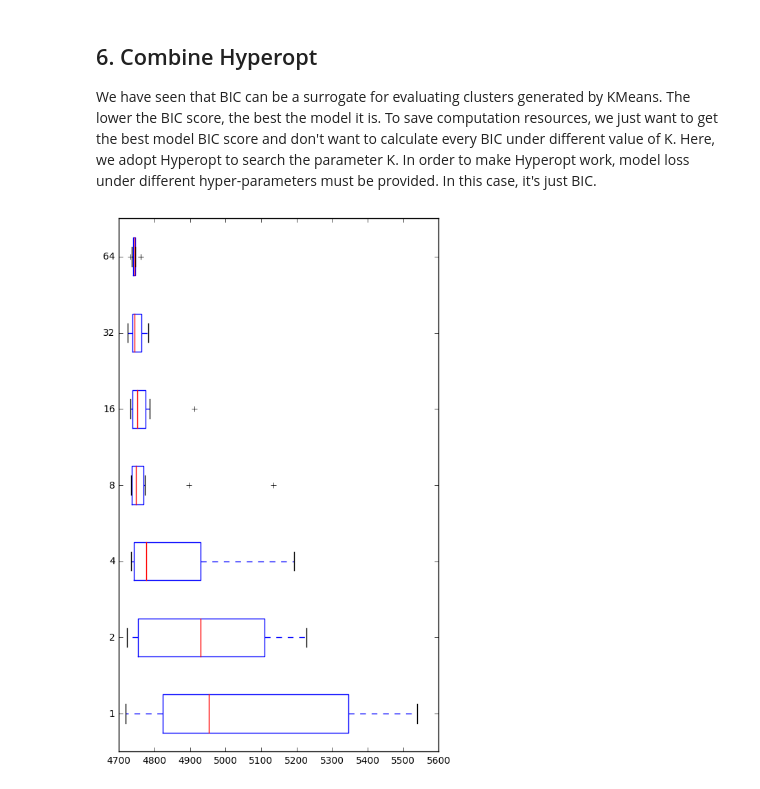
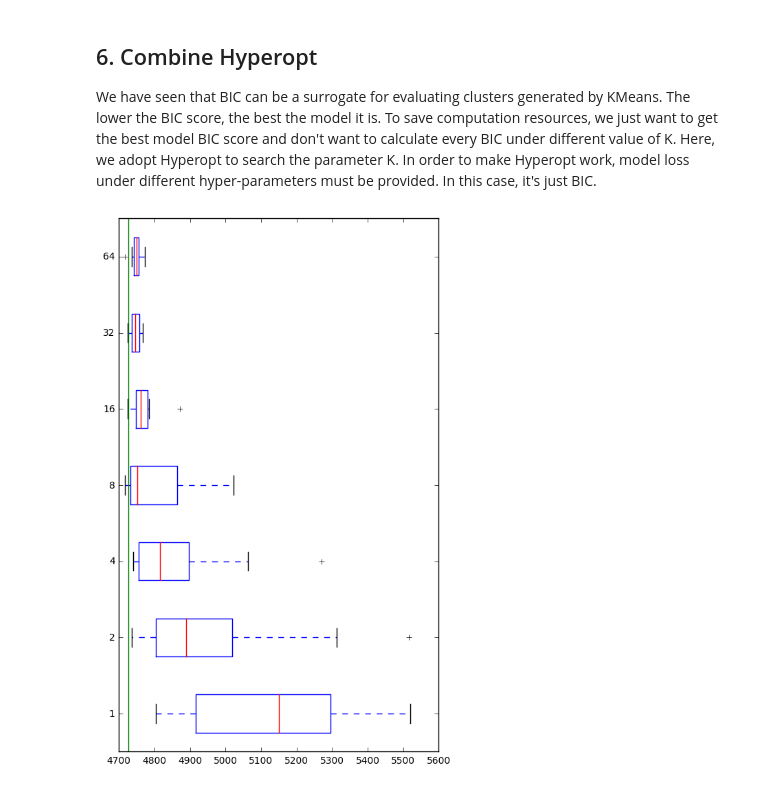
Before and after one commit to apir8181/kmeans_k, a Jupyter notebook: kmeans.ipynb, the cells around one changed output. Drawn from its saved outputs; the diff is of its cells as text; code cells hidden in the pictures.

```diff
--- a/kmeans.ipynb
+++ b/kmeans.ipynb
@@ -221,30 +221,34 @@ We have seen that BIC can be a surrogate for evaluating clusters generated by KM
 # %%
 from hyperopt import fmin, tpe, hp, Trials
 from sklearn.cluster import KMeans
 
 X, label, gt_K = load_dataset('./jain.txt')
 
 def objective(k):
     kmeans = KMeans(n_clusters=k+1, n_jobs=-1)
     kmeans.fit(X)
     bic = BIC(kmeans)
     return bic
 
 num_experiments = 7
 num_repeat = 10
 num_try_candicates = [pow(2,i) for i in range(num_experiments)]
 result = []
 for num_try in num_try_candicates:
     one_result = []
     for i_e in range(num_repeat):
         best = fmin(fn=objective,
             space=hp.randint('k', 99),
             algo=tpe.suggest,
             max_evals=num_try)
         one_result.append(objective(best['k']))
     result.append(one_result)
+ks = range(1, 100, 1)
+bics, best_k, best_bic, best_kmeans = calculate_bic(X, ks)
 plt.figure()
 plt.boxplot(x=result,vert=False,labels=num_try_candicates)
+num_try_candicates.insert(0,0)
+plt.plot([best_bic for i in range(num_experiments+1)],num_try_candicates,'g')
 plt.show()
 # %% [output]
-[figure, old version]
+[figure, new version]
```
